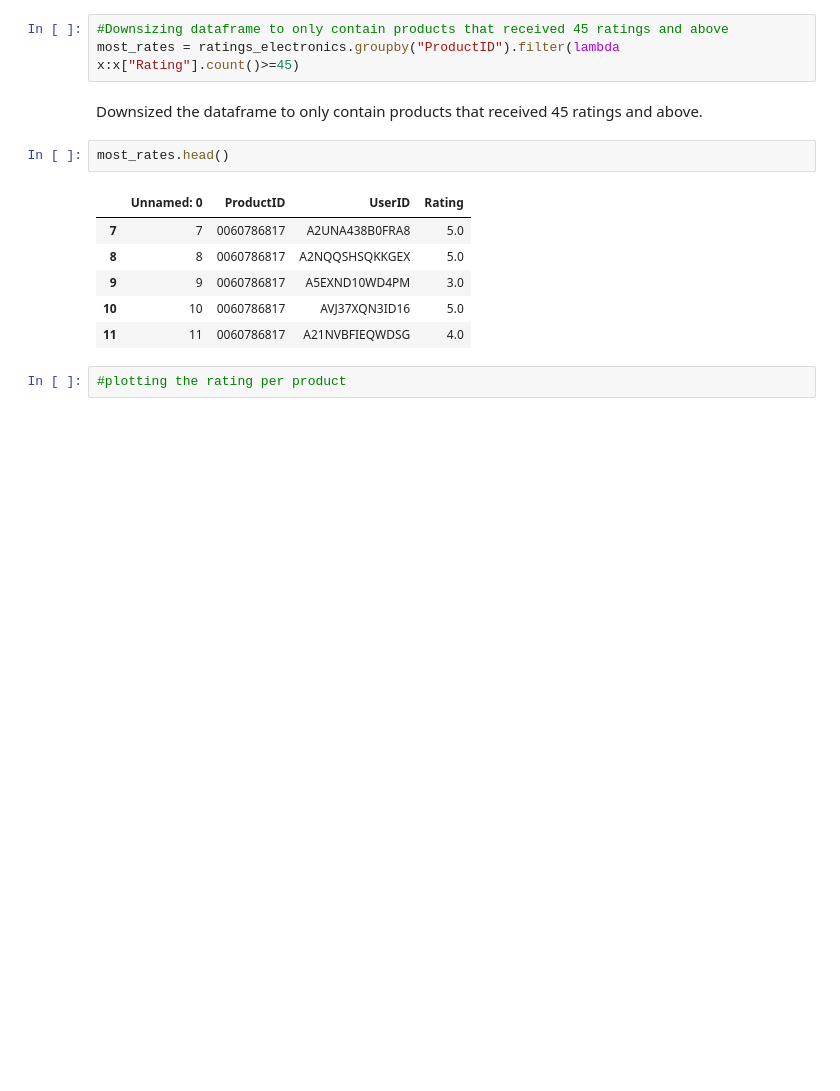
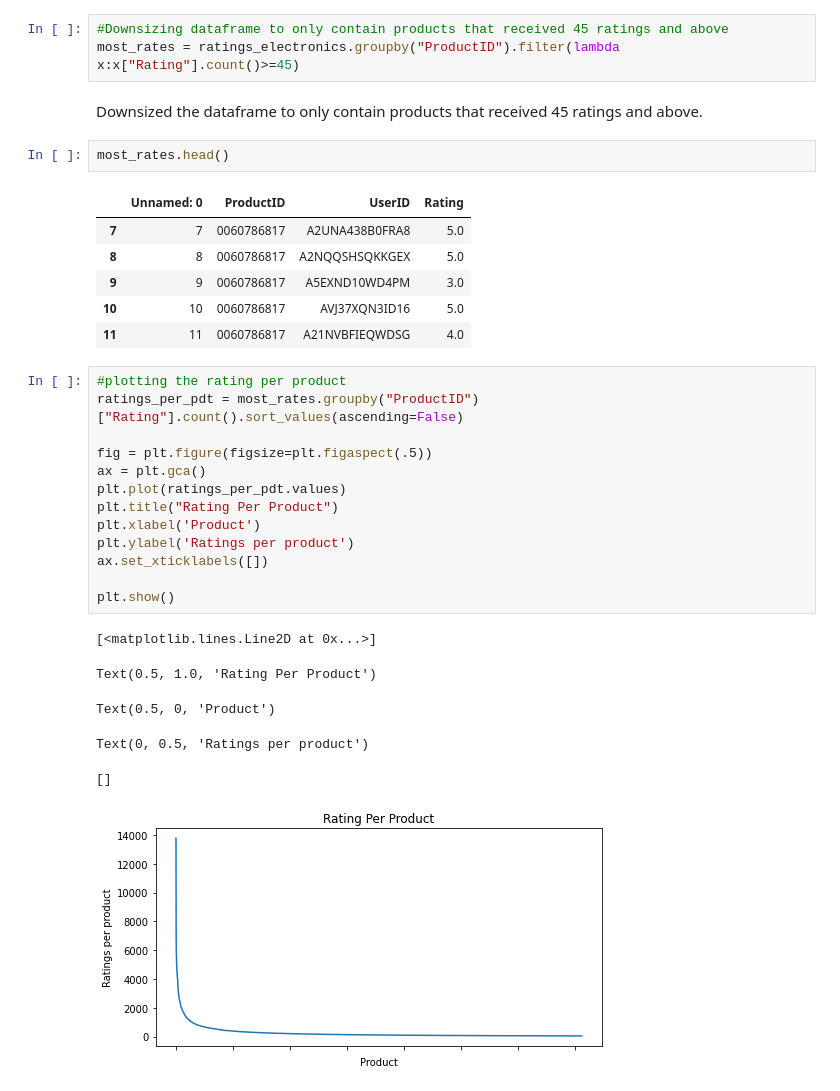
Before and after one commit to Blaisekhan/Capstone-Project---Recommender-Systems, a Jupyter notebook: Capstone_codes.ipynb, the cells around one changed output. Cells and saved outputs as stored; diff of their text form; blank space fills up the shorter version.

```diff
--- a/Capstone_codes.ipynb
+++ b/Capstone_codes.ipynb
@@ -232,5 +232,23 @@ most_rates.head()
 | 9 | 9 | 0060786817 | A5EXND10WD4PM | 3.0 |
 | 10 | 10 | 0060786817 | AVJ37XQN3ID16 | 5.0 |
 | 11 | 11 | 0060786817 | A21NVBFIEQWDSG | 4.0 |
-# %%
-#plotting the rating per product
+# %%
+#plotting the rating per product
+ratings_per_pdt = most_rates.groupby("ProductID")["Rating"].count().sort_values(ascending=False)
+
+fig = plt.figure(figsize=plt.figaspect(.5))
+ax = plt.gca()
+plt.plot(ratings_per_pdt.values)
+plt.title("Rating Per Product")
+plt.xlabel('Product')
+plt.ylabel('Ratings per product')
+ax.set_xticklabels([])
+
+plt.show()
+# %% [output]
+[<matplotlib.lines.Line2D at 0x...>]
+Text(0.5, 1.0, 'Rating Per Product')
+Text(0.5, 0, 'Product')
+Text(0, 0.5, 'Ratings per product')
+[]
+[figure, added]
```
